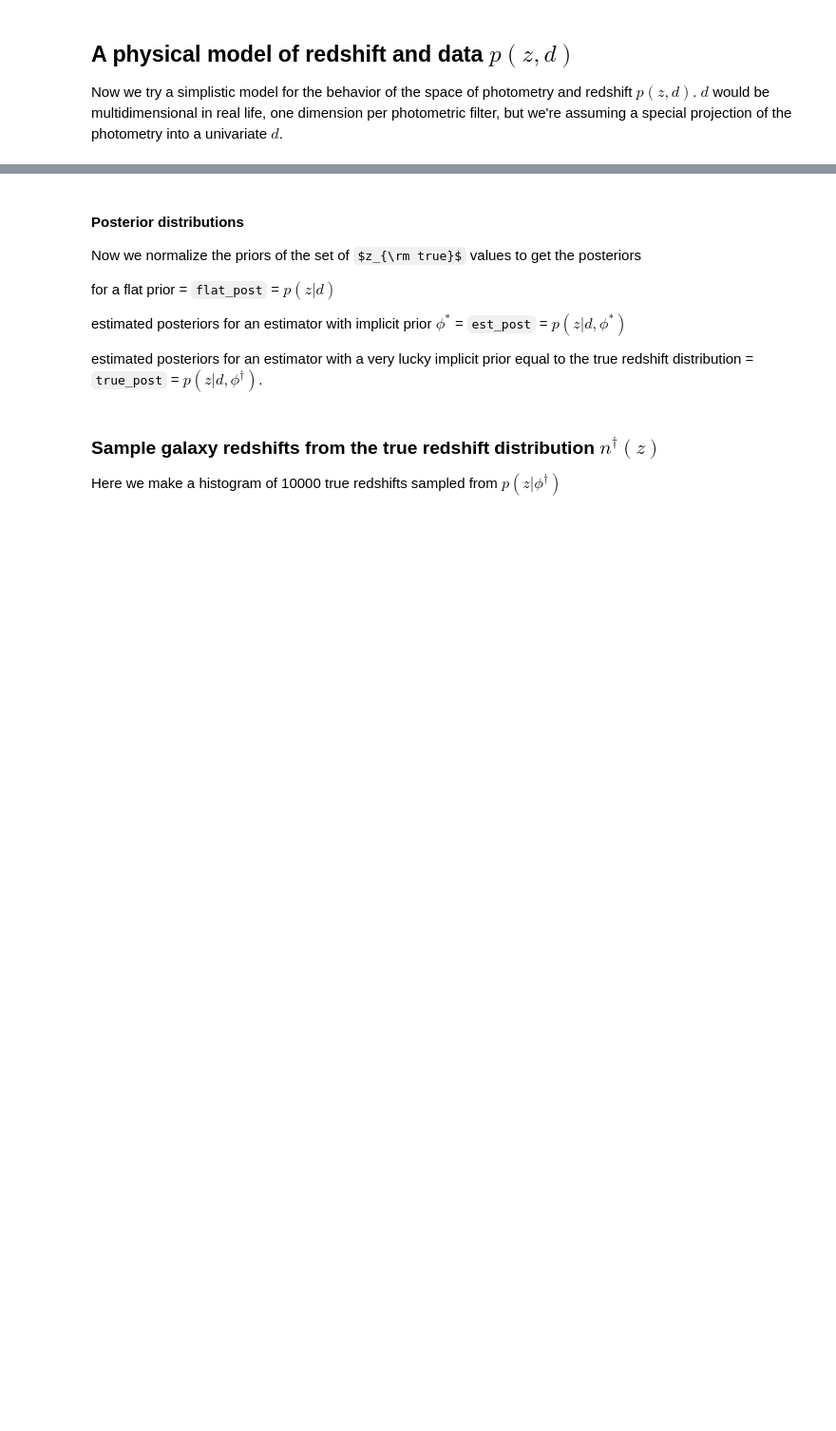
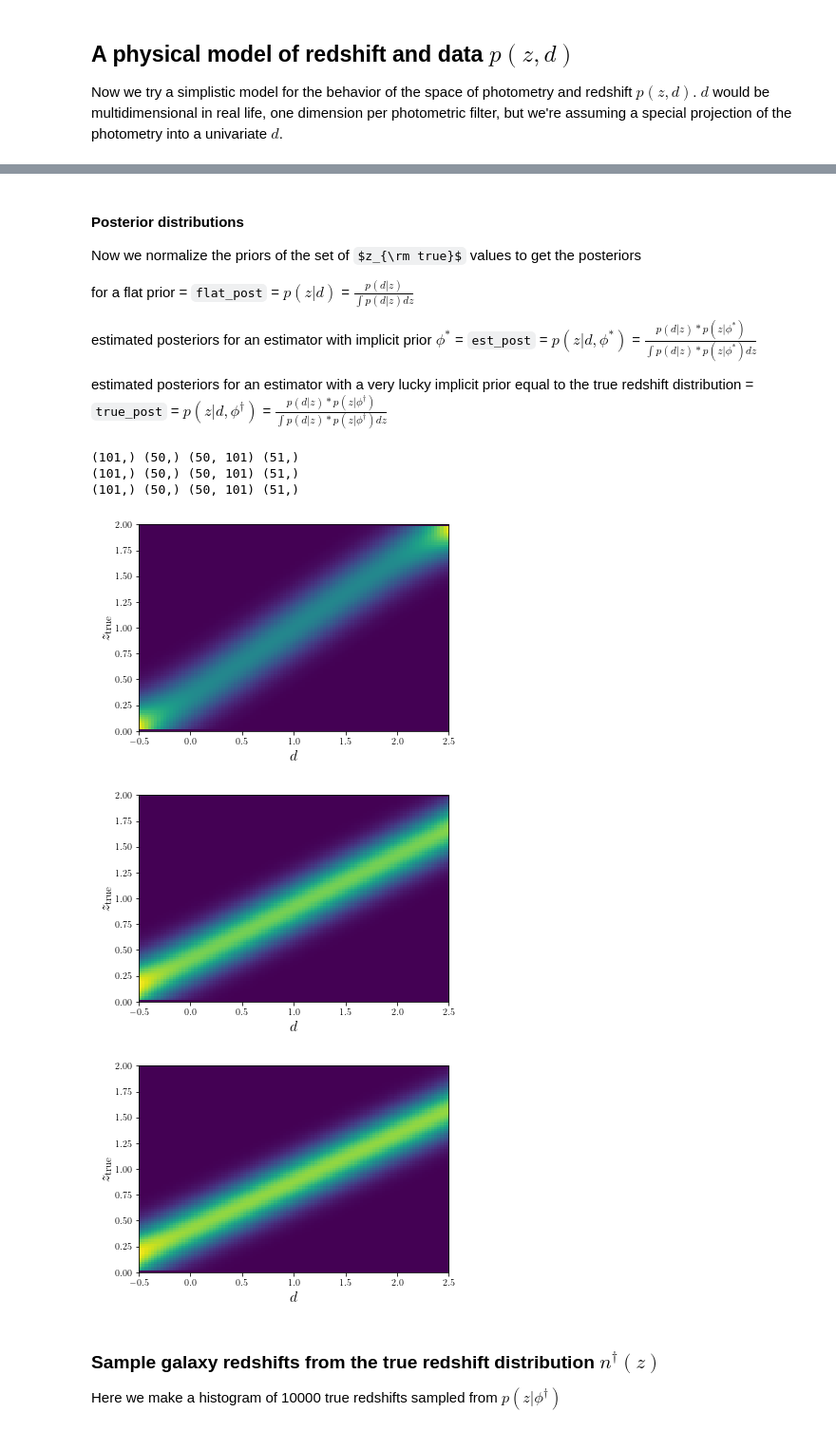
Before and after one commit to LSSTDESC/qit, a Jupyter notebook: nb/qit_example.ipynb, the cells around one changed output, grey strips where cells are left out. Shown: that part at 95% size. Drawn from its saved outputs; the diff is of its cells as text; code cells hidden in the pictures; some formulas as TeX source; blank space fills up the shorter version.

```diff
--- a/nb/qit_example.ipynb
+++ b/nb/qit_example.ipynb
@@ -127,19 +135,26 @@ pl_true = qit.plotting.plot_2d_like(true_grid, **plot_kwds)
 
 Now we normalize the priors of the set of $z_{\rm true}$ values to get the posteriors
 
-for a flat prior = `flat_post` = $p(z|d)$
+for a flat prior = `flat_post` = $p(z|d)$ = $\frac{p(d|z)}{\int p(d|z) dz}$
 
-estimated posteriors for an estimator with implicit prior $\phi^{*}$ = `est_post` = $p(z|d,\phi^{*})$
+estimated posteriors for an estimator with implicit prior $\phi^{*}$ = `est_post` = $p(z|d,\phi^{*})$ = $\frac{p(d|z) * p(z|\phi^{*})}{\int p(d|z) * p(z|\phi^{*}) dz}$
 
-estimated posteriors for an estimator with a very lucky implicit prior equal to the true redshift distribution = `true_post` = $p(z|d,\phi^{\dagger})$.
+estimated posteriors for an estimator with a very lucky implicit prior equal to the true redshift distribution = `true_post` = $p(z|d,\phi^{\dagger})$ = $\frac{p(d|z) * p(z|\phi^{\dagger})}{\int p(d|z) * p(z|\phi^{\dagger}) dz}$
 # %%
 flat_post = qit.Posterior.create_from_grid(like_estim, z_grid)
-est_post = qit.Posterior.create_from_grid(like_estim, z_grid, implicit_prior)
-true_post = qit.Posterior.create_from_grid(like_estim, z_grid, true_dist)
+est_post = qit.Posterior.create_from_grid(like_estim, z_grid, prior=implicit_prior)
+true_post = qit.Posterior.create_from_grid(like_estim, z_grid, prior=true_dist)
 
 pl_post_v2 = qit.plotting.plot_2d_like(flat_post.pdf(z_grid).T, **plot_kwds)
 pl_est_v2 = qit.plotting.plot_2d_like(est_post.pdf(z_grid).T, **plot_kwds)
 pl_true_v2 = qit.plotting.plot_2d_like(true_post.pdf(z_grid).T, **plot_kwds)
+# %% [output]
+(101,) (50,) (50, 101) (51,)
+(101,) (50,) (50, 101) (51,)
+(101,) (50,) (50, 101) (51,)
+[figure, added]
+[figure, added]
+[figure, added]
 # %% [markdown]
 ### Sample galaxy redshifts from the true redshift distribution $n^{\dagger}(z)$
 
```
Also changed, not shown: parts of 25 cells of this notebook.
